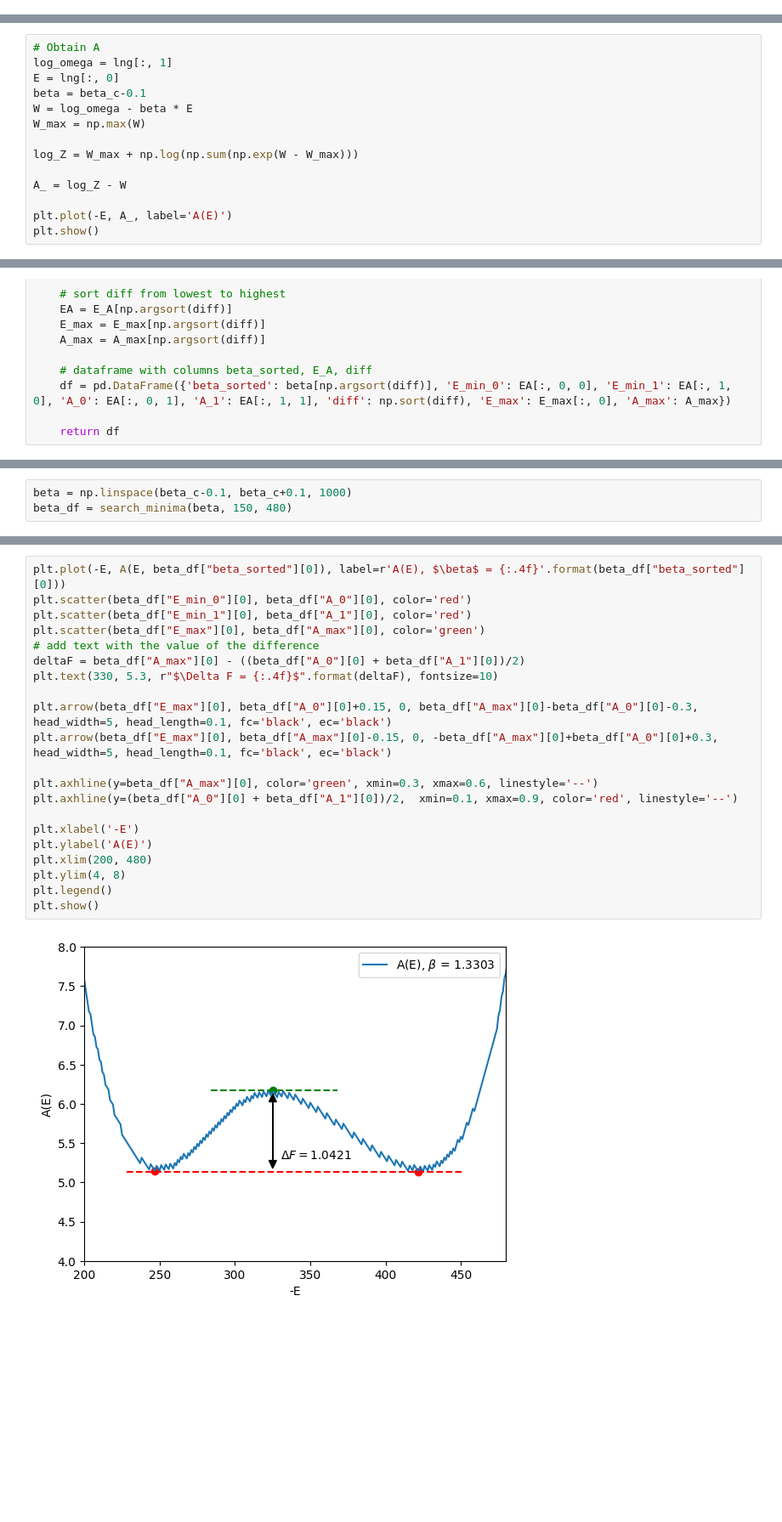
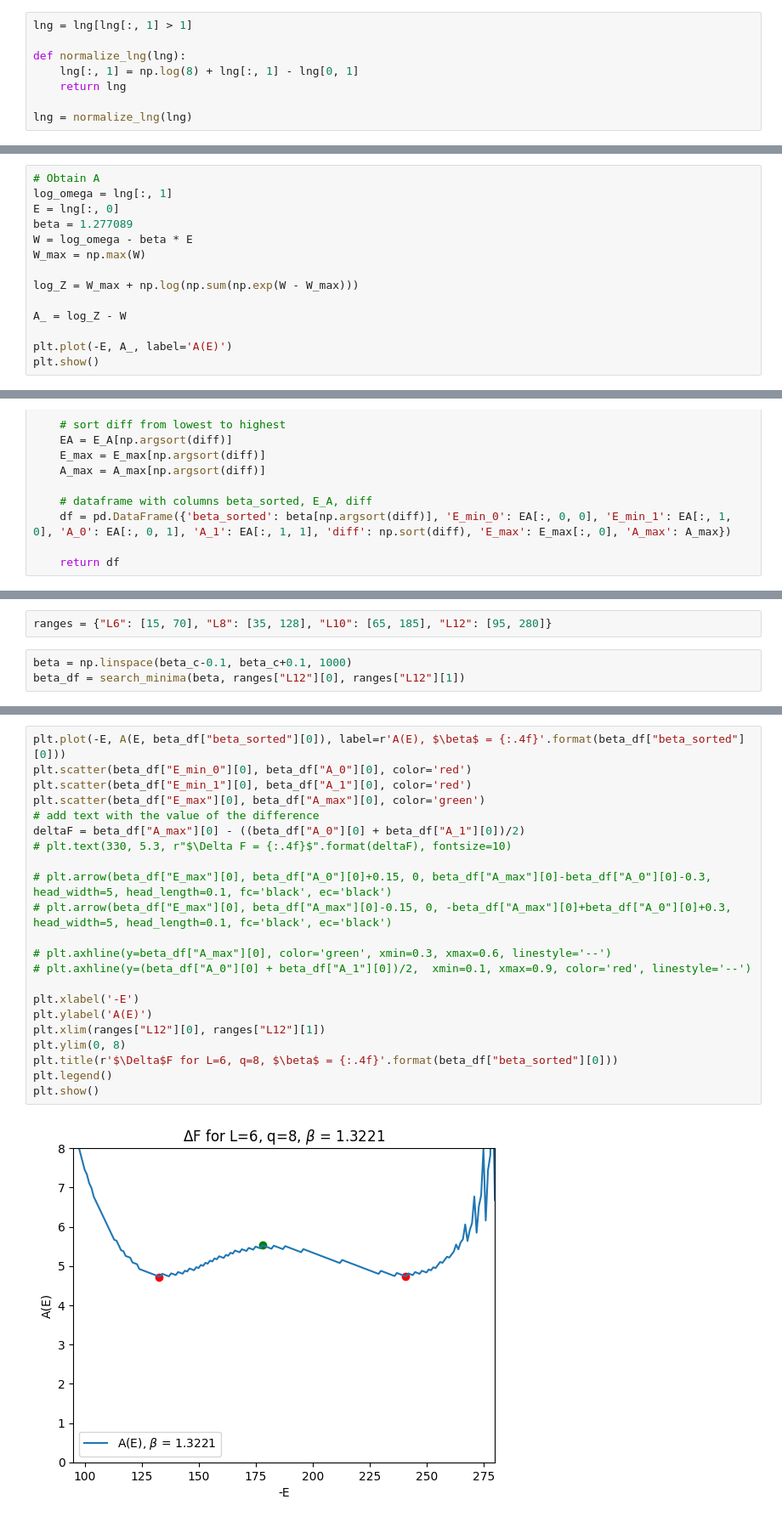
Before and after one commit to joaopedrobiu6/WangLandau_LeeKosterlitz, a Jupyter notebook: WangLandau/DataAnalysis.ipynb, the cells around one changed output, grey strips where cells are left out. Shown at 85% size. Drawn from its saved outputs; the diff is of its cells as text; blank space fills up the shorter version.

```diff
--- a/WangLandau/DataAnalysis.ipynb
+++ b/WangLandau/DataAnalysis.ipynb
@@ -25,3 +23,11 @@ lng = lng[lng[:, 1] > 1]
+# %%
+lng = lng[lng[:, 1] > 1]
+
+def normalize_lng(lng):
+    lng[:, 1] = np.log(8) + lng[:, 1] - lng[0, 1]
+    return lng
+
+lng = normalize_lng(lng)
 # %%
 # save this data as a file txt with two columns
 savename = f"{folder}{name}_no0.txt"
@@ -74,7 +80,7 @@ interactive(children=(FloatSlider(value=1.342454046453526, description='beta', m
 # Obtain A
 log_omega = lng[:, 1]
 E = lng[:, 0]
-beta = beta_c-0.1
+beta = 1.277089
 W = log_omega - beta * E
 W_max = np.max(W)
 
@@ -160,6 +169,8 @@ def search_minima(beta, min, max):
+# %%
+ranges = {"L6": [15, 70], "L8": [35, 128], "L10": [65, 185], "L12": [95, 280]}
 # %%
 beta = np.linspace(beta_c-0.1, beta_c+0.1, 1000)
-beta_df = search_minima(beta, 150, 480)
+beta_df = search_minima(beta, ranges["L12"][0], ranges["L12"][1])
 # %%
 beta_df
 # %% [output]
@@ -179,26 +190,27 @@ beta_df
 # %%
 plt.plot(-E, A(E, beta_df["beta_sorted"][0]), label=r'A(E), $\beta$ = {:.4f}'.format(beta_df["beta_sorted"][0]))
 plt.scatter(beta_df["E_min_0"][0], beta_df["A_0"][0], color='red')
 plt.scatter(beta_df["E_min_1"][0], beta_df["A_1"][0], color='red')
 plt.scatter(beta_df["E_max"][0], beta_df["A_max"][0], color='green')
 # add text with the value of the difference
 deltaF = beta_df["A_max"][0] - ((beta_df["A_0"][0] + beta_df["A_1"][0])/2)
-plt.text(330, 5.3, r"$\Delta F = {:.4f}$".format(deltaF), fontsize=10)
+# plt.text(330, 5.3, r"$\Delta F = {:.4f}$".format(deltaF), fontsize=10)
 
-plt.arrow(beta_df["E_max"][0], beta_df["A_0"][0]+0.15, 0, beta_df["A_max"][0]-beta_df["A_0"][0]-0.3, head_width=5, head_length=0.1, fc='black', ec='black')
-plt.arrow(beta_df["E_max"][0], beta_df["A_max"][0]-0.15, 0, -beta_df["A_max"][0]+beta_df["A_0"][0]+0.3, head_width=5, head_length=0.1, fc='black', ec='black')
+# plt.arrow(beta_df["E_max"][0], beta_df["A_0"][0]+0.15, 0, beta_df["A_max"][0]-beta_df["A_0"][0]-0.3, head_width=5, head_length=0.1, fc='black', ec='black')
+# plt.arrow(beta_df["E_max"][0], beta_df["A_max"][0]-0.15, 0, -beta_df["A_max"][0]+beta_df["A_0"][0]+0.3, head_width=5, head_length=0.1, fc='black', ec='black')
 
-plt.axhline(y=beta_df["A_max"][0], color='green', xmin=0.3, xmax=0.6, linestyle='--')
-plt.axhline(y=(beta_df["A_0"][0] + beta_df["A_1"][0])/2,  xmin=0.1, xmax=0.9, color='red', linestyle='--')
+# plt.axhline(y=beta_df["A_max"][0], color='green', xmin=0.3, xmax=0.6, linestyle='--')
+# plt.axhline(y=(beta_df["A_0"][0] + beta_df["A_1"][0])/2,  xmin=0.1, xmax=0.9, color='red', linestyle='--')
 
 plt.xlabel('-E')
 plt.ylabel('A(E)')
-plt.xlim(200, 480)
-plt.ylim(4, 8)
+plt.xlim(ranges["L12"][0], ranges["L12"][1])
+plt.ylim(0, 8)
+plt.title(r'$\Delta$F for L=6, q=8, $\beta$ = {:.4f}'.format(beta_df["beta_sorted"][0]))
 plt.legend()
 plt.show()
 # %% [output]
-[figure, old version]
+[figure, new version]
 # %%
 deltaF = beta_df["A_max"][0] - ((beta_df["A_0"][0] + beta_df["A_1"][0])/2)
 print(deltaF)
```
Also changed, not shown: parts of 8 cells of this notebook, 44 other files.
